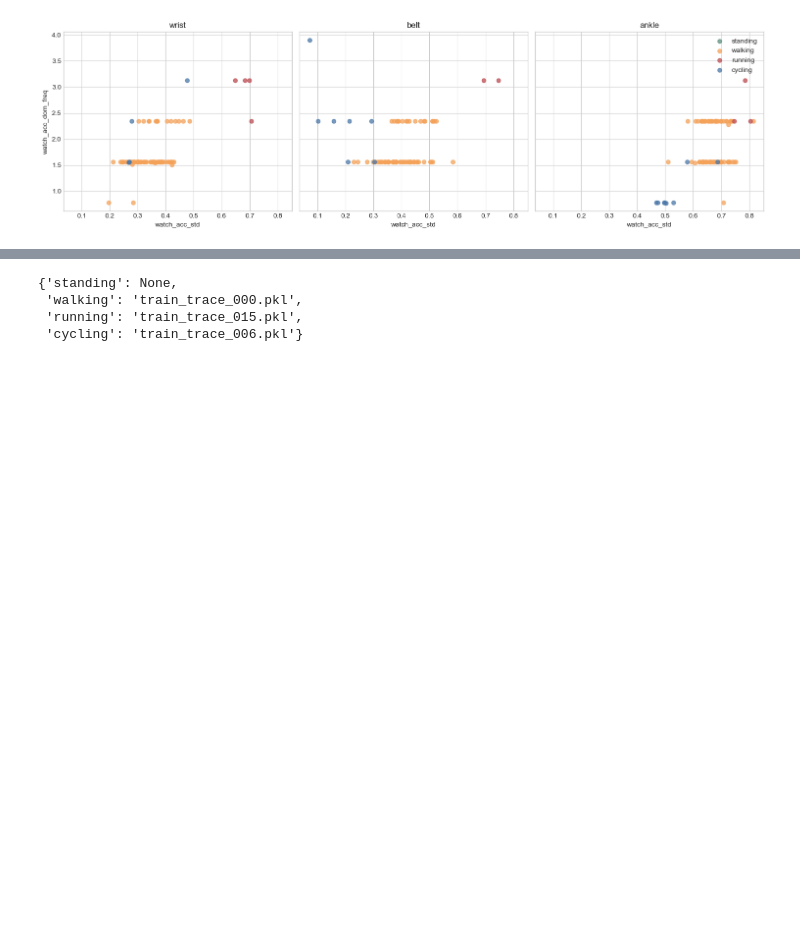
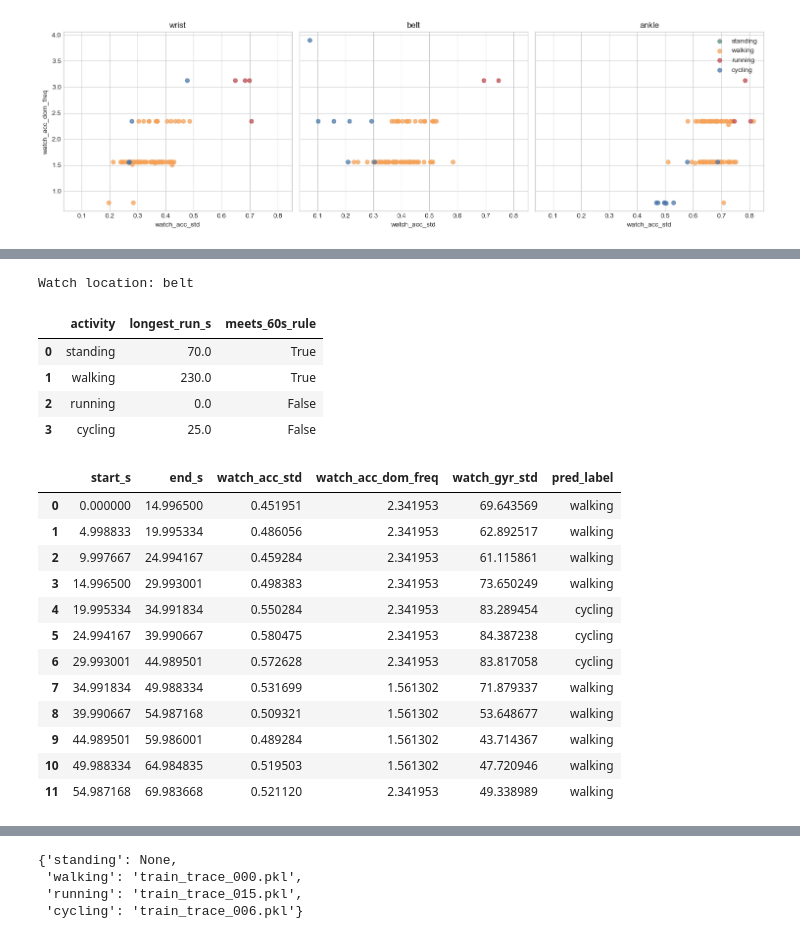
Before and after one commit to groggero/Mobile-Health, a Jupyter notebook: activity_analysis.ipynb, the cells around one changed output, grey strips where cells are left out. Drawn from its saved outputs; the diff is of its cells as text; code cells hidden in the pictures; blank space fills up the shorter version.

```diff
--- a/activity_analysis.ipynb
+++ b/activity_analysis.ipynb
@@ -563,0 +683,58 @@ plt.show()
+# %%
+def apply_window_rule_stack(window_df, params):
+    return apply_rule_stack(
+        window_df,
+        standing_thr=float(params["standing_thr"]),
+        running_thr=float(params["running_thr"]),
+        cycling_thr=float(params["cycling_thr"]),
+    )
+
+
+def sustained_activity_summary(window_df, params, min_activity_s=MIN_ACTIVITY_S):
+    labeled = window_df.copy()
+    labeled["pred_label"] = apply_window_rule_stack(labeled, params)
+
+    rows = []
+    for activity in ACTIVITY_ORDER:
+        run_s = longest_positive_run(
+            labeled["pred_label"] == activity,
+            hop_s=float(labeled["hop_s"].iloc[0]),
+            window_s=float(labeled["window_s"].iloc[0]),
+        )
+        rows.append(
+            {
+                "activity": activity,
+                "longest_run_s": run_s,
+                "meets_60s_rule": run_s >= min_activity_s,
+            }
+        )
+
+    return labeled, pd.DataFrame(rows)
+# %%
+example_watch_loc_name = WATCH_LOC_NAMES.get(example_multilabel_recording.labels.get("watch_loc"), str(example_multilabel_recording.labels.get("watch_loc")))
+example_rule_params = rule_df.loc[example_watch_loc_name]
+example_window_labeled_df, example_sustained_summary = sustained_activity_summary(example_window_df, example_rule_params)
+
+print(f"Watch location: {example_watch_loc_name}")
+display(example_sustained_summary)
+example_window_labeled_df[["start_s", "end_s", "watch_acc_std", "watch_acc_dom_freq", "watch_gyr_std", "pred_label"]].head(12)
+# %% [output]
+Watch location: belt
+|  | activity | longest_run_s | meets_60s_rule |
+| 0 | standing | 70.0 | True |
+| 1 | walking | 230.0 | True |
+| 2 | running | 0.0 | False |
+| 3 | cycling | 25.0 | False |
+|  | start_s | end_s | watch_acc_std | watch_acc_dom_freq | watch_gyr_std | pred_label |
+| 0 | 0.000000 | 14.996500 | 0.451951 | 2.341953 | 69.643569 | walking |
+| 1 | 4.998833 | 19.995334 | 0.486056 | 2.341953 | 62.892517 | walking |
+| 2 | 9.997667 | 24.994167 | 0.459284 | 2.341953 | 61.115861 | walking |
+| 3 | 14.996500 | 29.993001 | 0.498383 | 2.341953 | 73.650249 | walking |
+| 4 | 19.995334 | 34.991834 | 0.550284 | 2.341953 | 83.289454 | cycling |
+| 5 | 24.994167 | 39.990667 | 0.580475 | 2.341953 | 84.387238 | cycling |
+| 6 | 29.993001 | 44.989501 | 0.572628 | 2.341953 | 83.817058 | cycling |
+| 7 | 34.991834 | 49.988334 | 0.531699 | 1.561302 | 71.879337 | walking |
+| 8 | 39.990667 | 54.987168 | 0.509321 | 1.561302 | 53.648677 | walking |
+| 9 | 44.989501 | 59.986001 | 0.489284 | 1.561302 | 43.714367 | walking |
+| 10 | 49.988334 | 64.984835 | 0.519503 | 1.561302 | 47.720946 | walking |
+| 11 | 54.987168 | 69.983668 | 0.521120 | 2.341953 | 49.338989 | walking |
```
Also changed, not shown: parts of 15 cells of this notebook.
